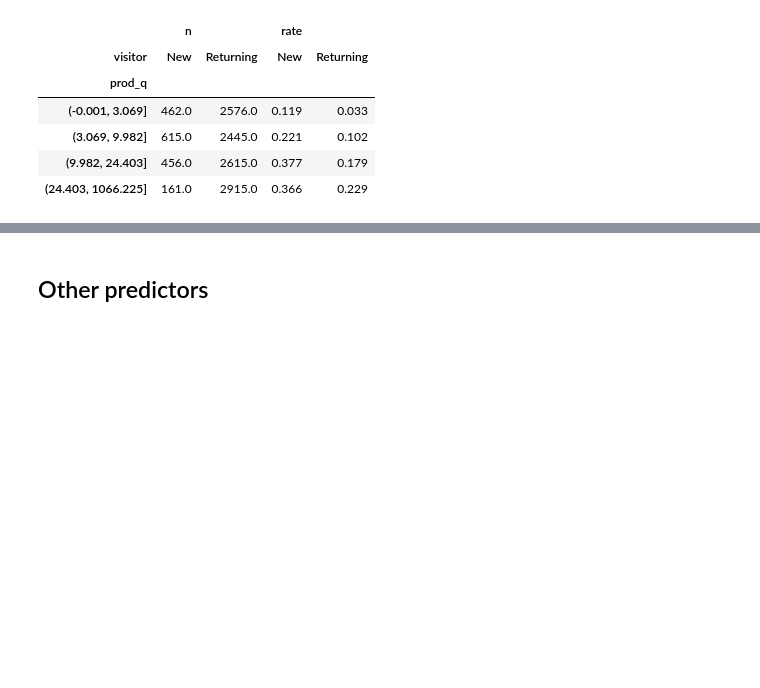
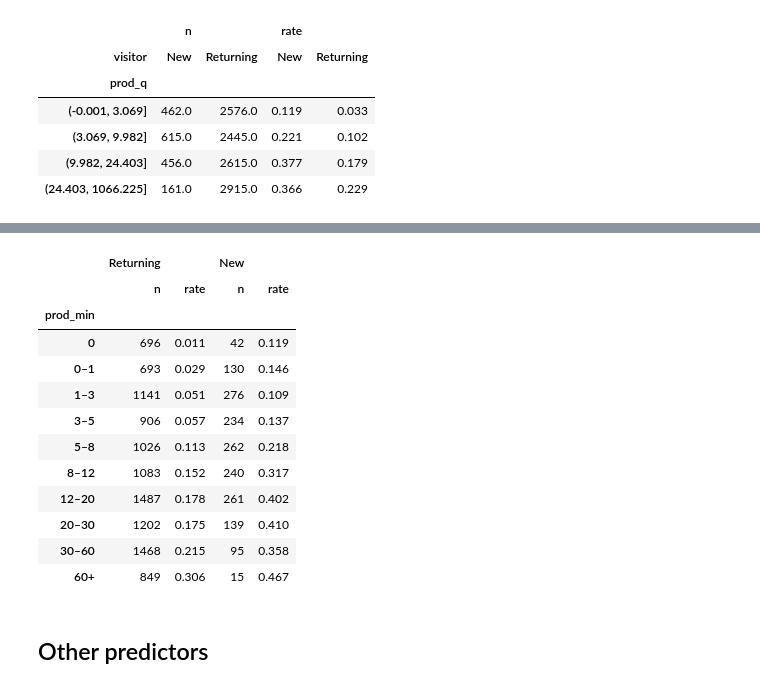
Before and after one commit to N3il-kb/COGS-118D-final-proj, a Jupyter notebook: eda.ipynb, the cells around one changed output, grey strips where cells are left out. Cells and saved outputs as stored; diff of their text form; code cells hidden in the pictures; blank space fills up the shorter version.

```diff
--- a/eda.ipynb
+++ b/eda.ipynb
@@ -217,3 +276,20 @@ g.pivot(index="prod_q", columns="visitor", values=["n", "rate"]).round(3)
+# %%
+# Same bands, split by visitor type (n and purchase rate)
+pd.concat({v: band_rates(df[df["visitor"] == v], coarse)[["n", "rate"]] for v in ["Returning", "New"]}, axis=1).round(3)
+# %% [output]
+|  | Returning |  | New |  |
+|  | n | rate | n | rate |
+| prod_min |  |  |  |  |
+| 0 | 696 | 0.011 | 42 | 0.119 |
+| 0–1 | 693 | 0.029 | 130 | 0.146 |
+| 1–3 | 1141 | 0.051 | 276 | 0.109 |
+| 3–5 | 906 | 0.057 | 234 | 0.137 |
+| 5–8 | 1026 | 0.113 | 262 | 0.218 |
+| 8–12 | 1083 | 0.152 | 240 | 0.317 |
+| 12–20 | 1487 | 0.178 | 261 | 0.402 |
+| 20–30 | 1202 | 0.175 | 139 | 0.410 |
+| 30–60 | 1468 | 0.215 | 95 | 0.358 |
+| 60+ | 849 | 0.306 | 15 | 0.467 |
 # %% [markdown]
 ## Other predictors
 # %%
```
Also changed, not shown: parts of 2 cells of this notebook, 1 other file.
